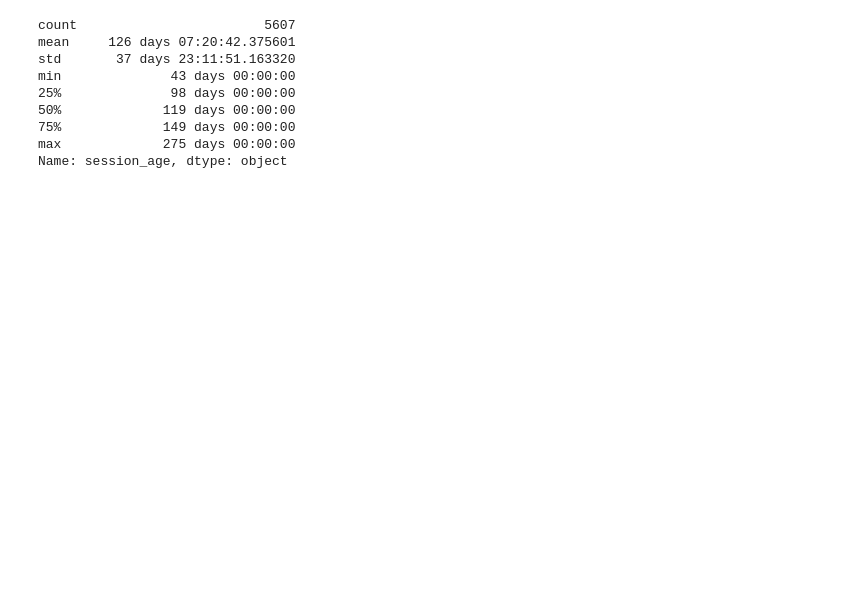
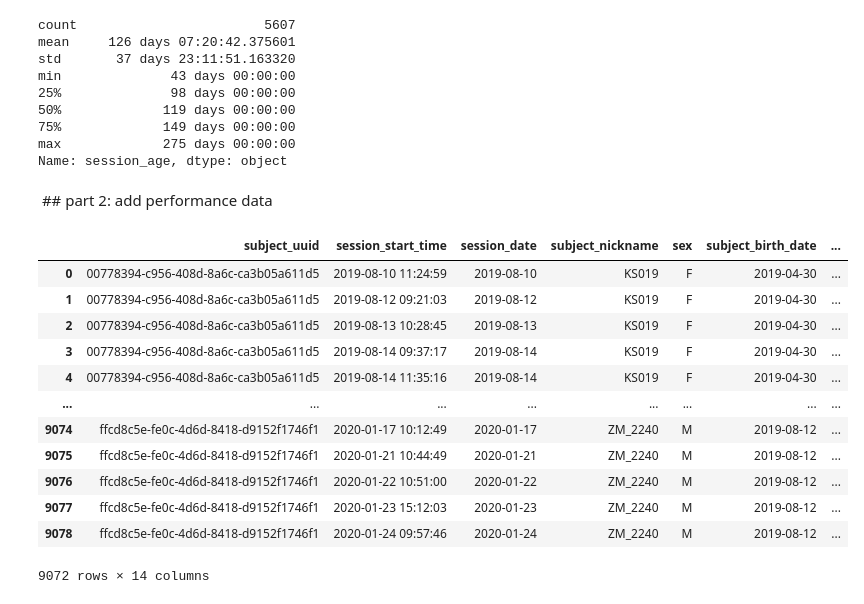
Before and after one commit to int-brain-lab/citricAcid, a Jupyter notebook: brainwidemap_mice.ipynb, the cells around one changed output. Cells and saved outputs as stored; diff of their text form; code cells hidden in the pictures; blank space fills up the shorter version.

```diff
--- a/brainwidemap_mice.ipynb
+++ b/brainwidemap_mice.ipynb
@@ -181,3 +189,5 @@ min              43 days 00:00:00
 75%             149 days 00:00:00
 max             275 days 00:00:00
 Name: session_age, dtype: object
+# %% [markdown]
+ ## part 2: add performance data
@@ -183,0 +214,16 @@ Name: session_age, dtype: object
+# %%
+df2
+# %% [output]
+|  | subject_uuid | session_start_time | session_date | subject_nickname | sex | subject_birth_date | ... |
+| 0 | 00778394-c956-408d-8a6c-ca3b05a611d5 | 2019-08-10 11:24:59 | 2019-08-10 | KS019 | F | 2019-04-30 | ... |
+| 1 | 00778394-c956-408d-8a6c-ca3b05a611d5 | 2019-08-12 09:21:03 | 2019-08-12 | KS019 | F | 2019-04-30 | ... |
+| 2 | 00778394-c956-408d-8a6c-ca3b05a611d5 | 2019-08-13 10:28:45 | 2019-08-13 | KS019 | F | 2019-04-30 | ... |
+| 3 | 00778394-c956-408d-8a6c-ca3b05a611d5 | 2019-08-14 09:37:17 | 2019-08-14 | KS019 | F | 2019-04-30 | ... |
+| 4 | 00778394-c956-408d-8a6c-ca3b05a611d5 | 2019-08-14 11:35:16 | 2019-08-14 | KS019 | F | 2019-04-30 | ... |
+| ... | ... | ... | ... | ... | ... | ... | ... |
+| 9074 | ffcd8c5e-fe0c-4d6d-8418-d9152f1746f1 | 2020-01-17 10:12:49 | 2020-01-17 | ZM_2240 | M | 2019-08-12 | ... |
+| 9075 | ffcd8c5e-fe0c-4d6d-8418-d9152f1746f1 | 2020-01-21 10:44:49 | 2020-01-21 | ZM_2240 | M | 2019-08-12 | ... |
+| 9076 | ffcd8c5e-fe0c-4d6d-8418-d9152f1746f1 | 2020-01-22 10:51:00 | 2020-01-22 | ZM_2240 | M | 2019-08-12 | ... |
+| 9077 | ffcd8c5e-fe0c-4d6d-8418-d9152f1746f1 | 2020-01-23 15:12:03 | 2020-01-23 | ZM_2240 | M | 2019-08-12 | ... |
+| 9078 | ffcd8c5e-fe0c-4d6d-8418-d9152f1746f1 | 2020-01-24 09:57:46 | 2020-01-24 | ZM_2240 | M | 2019-08-12 | ... |
+9072 rows × 14 columns
```
Also changed, not shown: parts of 6 cells of this notebook, 1 other file.
